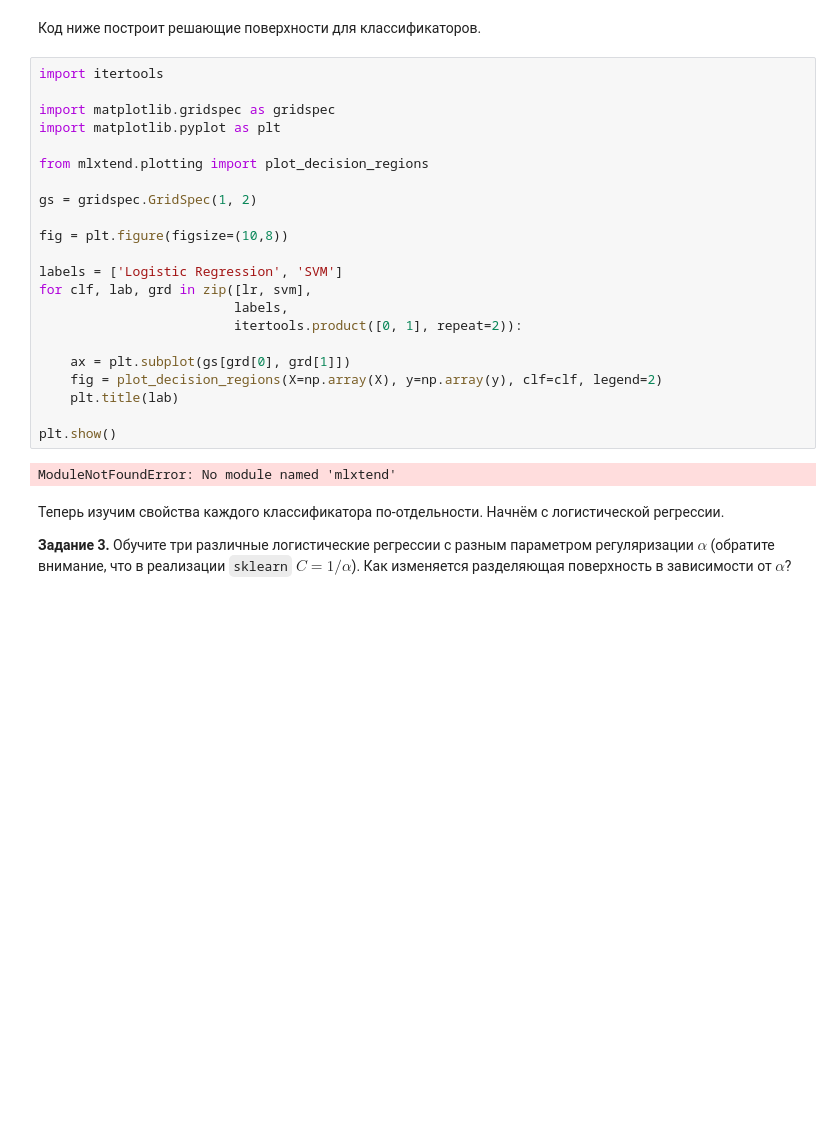
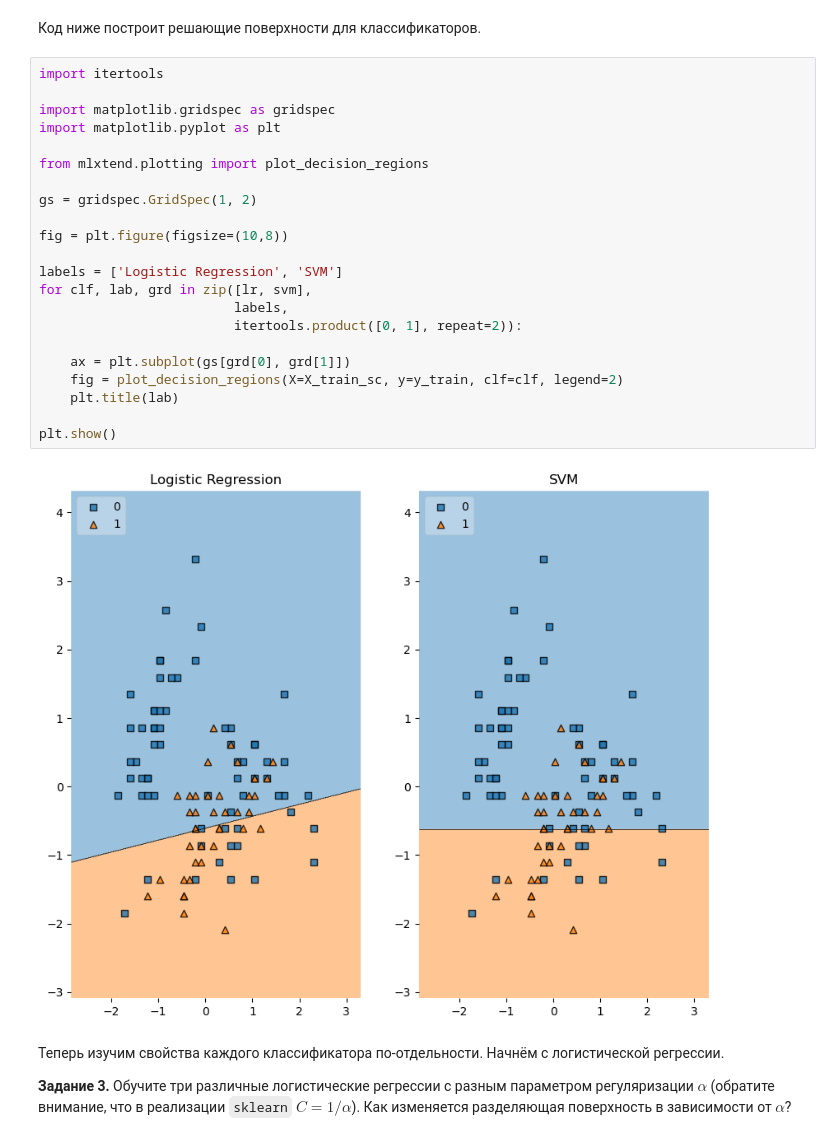
Before and after one commit to KuBaN658/ml_omelusik_dvfu, a Jupyter notebook: seminar_5/sem05_logit_svm.ipynb, the cells around one changed output. Drawn from its saved outputs; the diff is of its cells as text; blank space fills up the shorter version.

```diff
--- a/seminar_5/sem05_logit_svm.ipynb
+++ b/seminar_5/sem05_logit_svm.ipynb
@@ -211,27 +211,27 @@ f1-score на SVM 0.8000000000000002
 # %%
 import itertools
 
 import matplotlib.gridspec as gridspec
 import matplotlib.pyplot as plt
 
 from mlxtend.plotting import plot_decision_regions
 
 gs = gridspec.GridSpec(1, 2)
 
 fig = plt.figure(figsize=(10,8))
 
 labels = ['Logistic Regression', 'SVM']
 for clf, lab, grd in zip([lr, svm],
                          labels,
                          itertools.product([0, 1], repeat=2)):
 
     ax = plt.subplot(gs[grd[0], grd[1]])
-    fig = plot_decision_regions(X=np.array(X), y=np.array(y), clf=clf, legend=2)
+    fig = plot_decision_regions(X=X_train_sc, y=y_train, clf=clf, legend=2)
     plt.title(lab)
 
 plt.show()
 # %% [output]
-ModuleNotFoundError: No module named 'mlxtend'
+[figure, added]
 # %% [markdown]
 Теперь изучим свойства каждого классификатора по-отдельности. Начнём с логистической регрессии.
 
```
Also changed, not shown: parts of 16 cells of this notebook, 1 other file.
